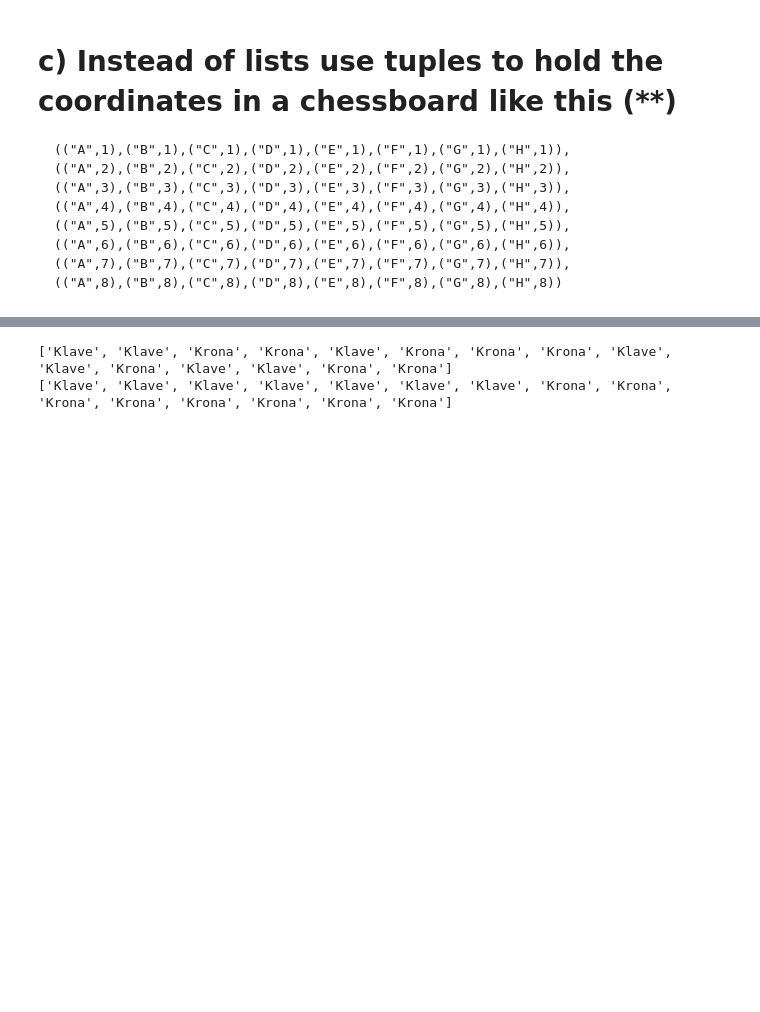
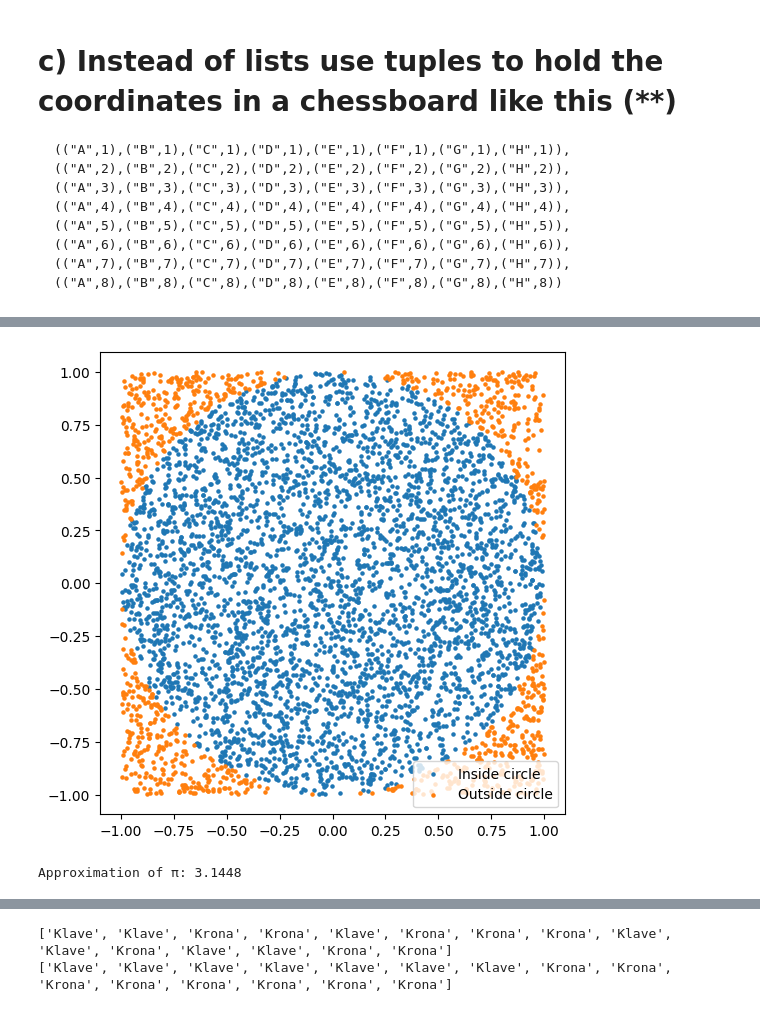
Before and after one commit to rickardgarnau-bit/python_Rickard_Garnau_de25, a Jupyter notebook: exercise_3/exercise_3.ipynb, the cells around one changed output, grey strips where cells are left out. Saved outputs shown, nothing was run; the diff lists cells and outputs as text; code cells hidden in the pictures; blank space fills up the shorter version.

```diff
--- a/exercise_3/exercise_3.ipynb
+++ b/exercise_3/exercise_3.ipynb
@@ -240,0 +321,38 @@ for row in chessboard:
+# %%
+import random as rnd
+import matplotlib.pyplot as plt
+
+num_points = 5000
+
+x_inside = []
+y_inside = []
+x_outside = []
+y_outside = []
+
+for _ in range(num_points):
+    x = rnd.uniform(-1, 1)
+    y = rnd.uniform(-1, 1)
+
+    # vi räknar ut avståndet i kvadrat (sparar en sqrt-beräkning)
+    distance_squared = x**2 + y**2
+
+    # jämför med 1 (radien^2). OBS: vi använder distance_squared här, inte distance!
+    if distance_squared < 1:
+        x_inside.append(x)
+        y_inside.append(y)
+    else:
+        x_outside.append(x)
+        y_outside.append(y)
+
+plt.figure(figsize=(6,6))
+plt.scatter(x_inside, y_inside, s=5, label='Inside circle')
+plt.scatter(x_outside, y_outside, s=5, label='Outside circle')
+plt.axis('equal')
+plt.legend()
+plt.show()
+
+pi_estimate = 4 * len(x_inside) / num_points
+print(f"Approximation of π: {pi_estimate:.4f}")
+# %% [output]
+[figure, added]
+Approximation of π: 3.1448
```
Also changed, not shown: parts of 10 cells of this notebook.
